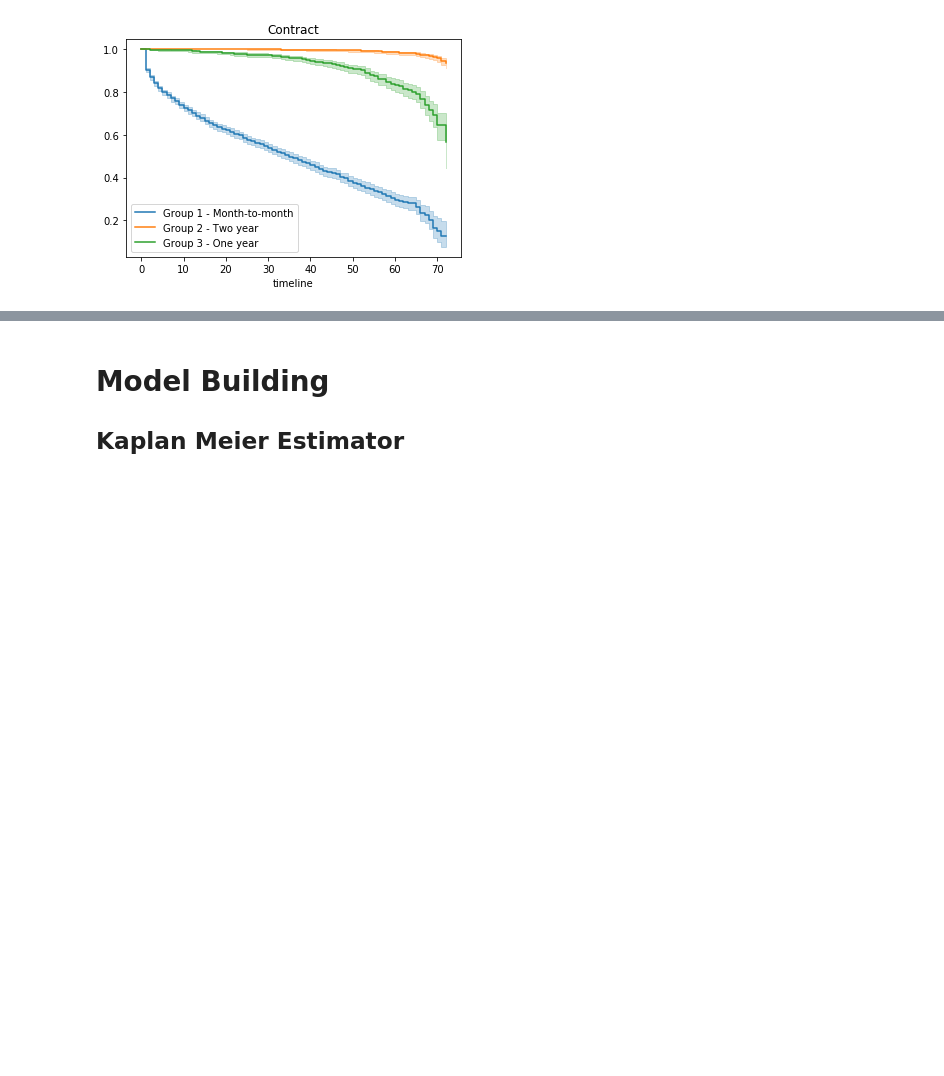
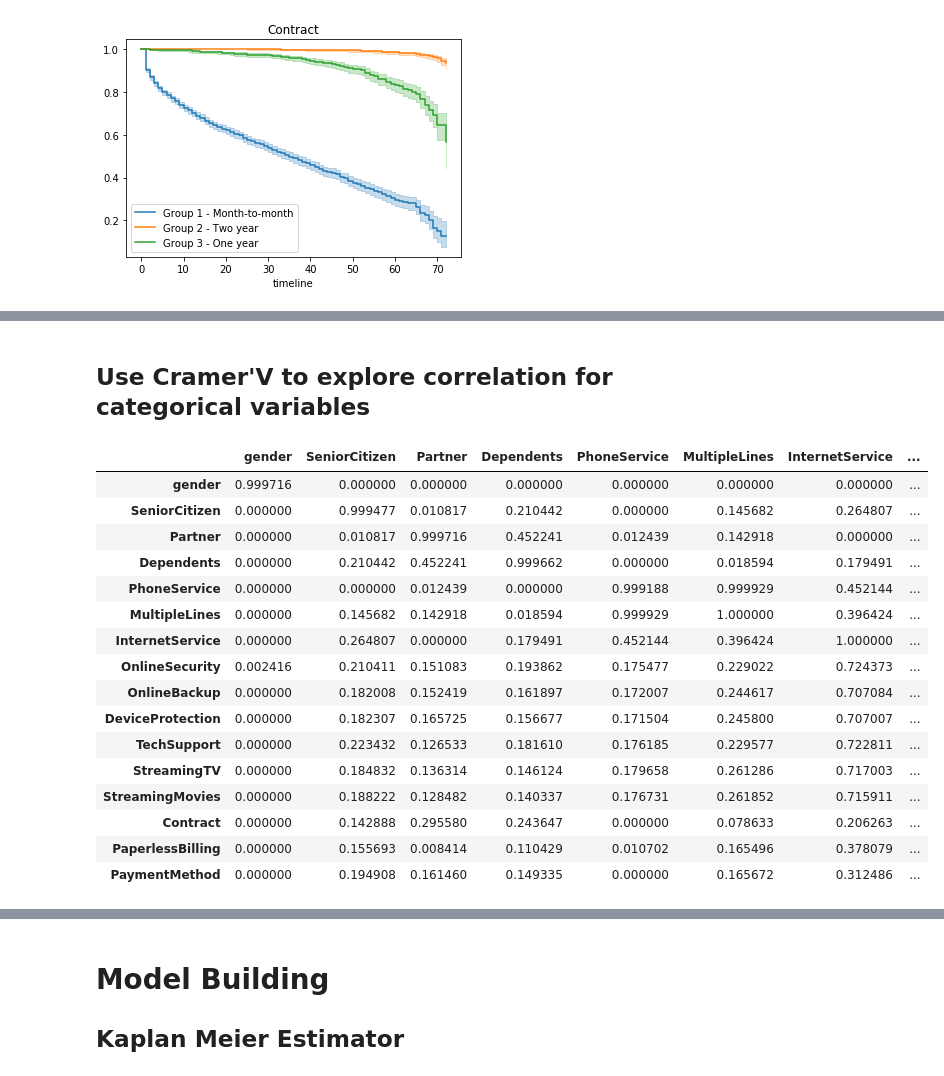
Before and after one commit to Steve-Yinjing-Song/survival_analysis, a Jupyter notebook: Capstone Project 1.ipynb, the cells around one changed output, grey strips where cells are left out. Cells and saved outputs as stored; diff of their text form; code cells hidden in the pictures; blank space fills up the shorter version.

```diff
--- a/Capstone Project 1.ipynb
+++ b/Capstone Project 1.ipynb
@@ -1036,3 +1039,5 @@ degrees_of_freedom = 3
 test_statistic      p  -log2(p)
        1108.40 <0.005    794.81
 [figure]
+# %% [markdown]
+## Use Cramer'V to explore correlation for categorical variables
@@ -1038,0 +1065,20 @@ test_statistic      p  -log2(p)
+# %%
+df_cramers_v
+# %% [output]
+|  | gender | SeniorCitizen | Partner | Dependents | PhoneService | MultipleLines | InternetService | ... |
+| gender | 0.999716 | 0.000000 | 0.000000 | 0.000000 | 0.000000 | 0.000000 | 0.000000 | ... |
+| SeniorCitizen | 0.000000 | 0.999477 | 0.010817 | 0.210442 | 0.000000 | 0.145682 | 0.264807 | ... |
+| Partner | 0.000000 | 0.010817 | 0.999716 | 0.452241 | 0.012439 | 0.142918 | 0.000000 | ... |
+| Dependents | 0.000000 | 0.210442 | 0.452241 | 0.999662 | 0.000000 | 0.018594 | 0.179491 | ... |
+| PhoneService | 0.000000 | 0.000000 | 0.012439 | 0.000000 | 0.999188 | 0.999929 | 0.452144 | ... |
+| MultipleLines | 0.000000 | 0.145682 | 0.142918 | 0.018594 | 0.999929 | 1.000000 | 0.396424 | ... |
+| InternetService | 0.000000 | 0.264807 | 0.000000 | 0.179491 | 0.452144 | 0.396424 | 1.000000 | ... |
+| OnlineSecurity | 0.002416 | 0.210411 | 0.151083 | 0.193862 | 0.175477 | 0.229022 | 0.724373 | ... |
+| OnlineBackup | 0.000000 | 0.182008 | 0.152419 | 0.161897 | 0.172007 | 0.244617 | 0.707084 | ... |
+| DeviceProtection | 0.000000 | 0.182307 | 0.165725 | 0.156677 | 0.171504 | 0.245800 | 0.707007 | ... |
+| TechSupport | 0.000000 | 0.223432 | 0.126533 | 0.181610 | 0.176185 | 0.229577 | 0.722811 | ... |
+| StreamingTV | 0.000000 | 0.184832 | 0.136314 | 0.146124 | 0.179658 | 0.261286 | 0.717003 | ... |
+| StreamingMovies | 0.000000 | 0.188222 | 0.128482 | 0.140337 | 0.176731 | 0.261852 | 0.715911 | ... |
+| Contract | 0.000000 | 0.142888 | 0.295580 | 0.243647 | 0.000000 | 0.078633 | 0.206263 | ... |
+| PaperlessBilling | 0.000000 | 0.155693 | 0.008414 | 0.110429 | 0.010702 | 0.165496 | 0.378079 | ... |
+| PaymentMethod | 0.000000 | 0.194908 | 0.161460 | 0.149335 | 0.000000 | 0.165672 | 0.312486 | ... |
```
Also changed, not shown: parts of 20 cells of this notebook.
